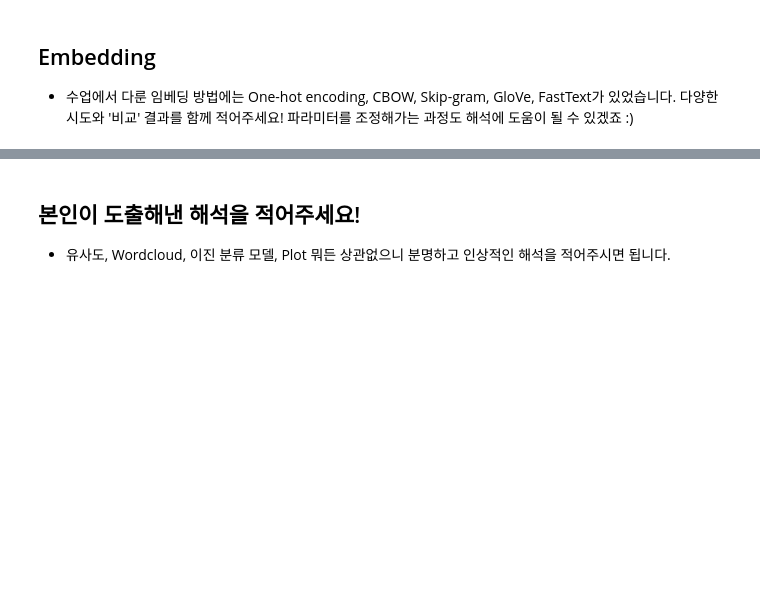
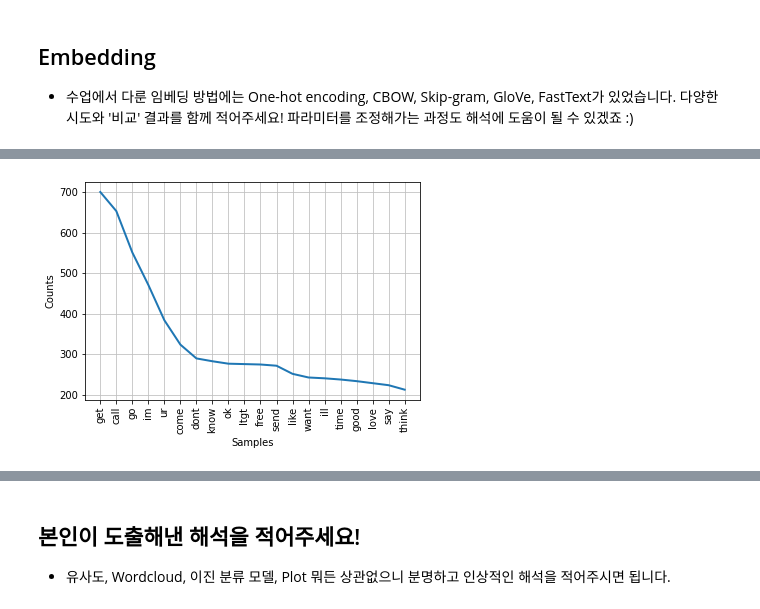
Before and after one commit to jiwoo0212/Tobigs-15-jiwoo, a Jupyter notebook: week8/NLP_basic/week8_nlp_basic_assignment.ipynb, the cells around one changed output, grey strips where cells are left out. Cells and saved outputs as stored; diff of their text form; code cells hidden in the pictures; blank space fills up the shorter version.

```diff
--- a/week8/NLP_basic/week8_nlp_basic_assignment.ipynb
+++ b/week8/NLP_basic/week8_nlp_basic_assignment.ipynb
@@ -187,3 +184,13 @@ let_spam_text[10]
  'today']
 # %% [markdown]
 cried -> cry로 단어의 원형으로 바꿔진 것이 보인다.
+# %%
+import pickle
+# save
+with open('preprocessing_done_spam_text.pickle', 'wb') as f:
+    pickle.dump(let_spam_text, f, pickle.HIGHEST_PROTOCOL)
+# %%
+# load
+with open('preprocessing_done_spam_text.pickle', 'rb') as f:
+    spam_text = pickle.load(f)
+spam_text[:2]
@@ -193,0 +253,11 @@ cried -> cry로 단어의 원형으로 바꿔진 것이 보인다.
+# %%
+all_spam_text = [i for sentence in spam_text for i in sentence]
+# %%
+from nltk import Text
+text = Text(all_spam_text)
+# %%
+from matplotlib import pyplot as plt
+text.plot(20)
+plt.show()
+# %% [output]
+[figure, added]
```
Also changed, not shown: parts of 12 cells of this notebook.
